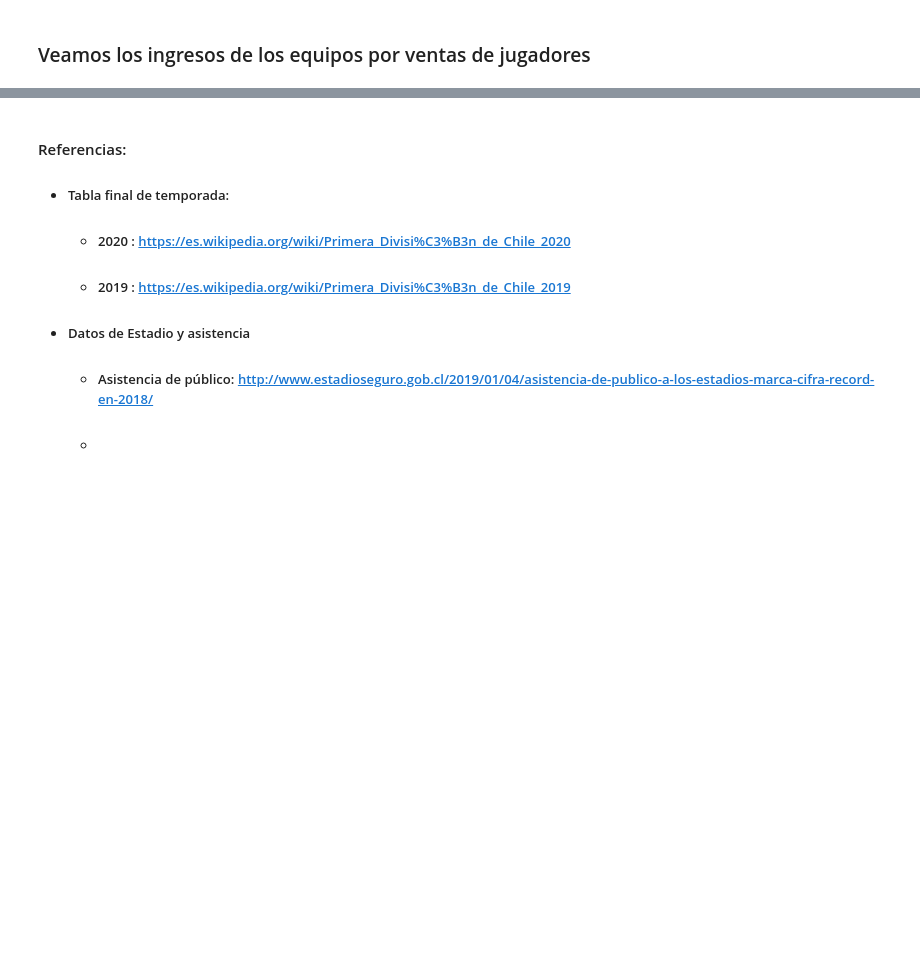
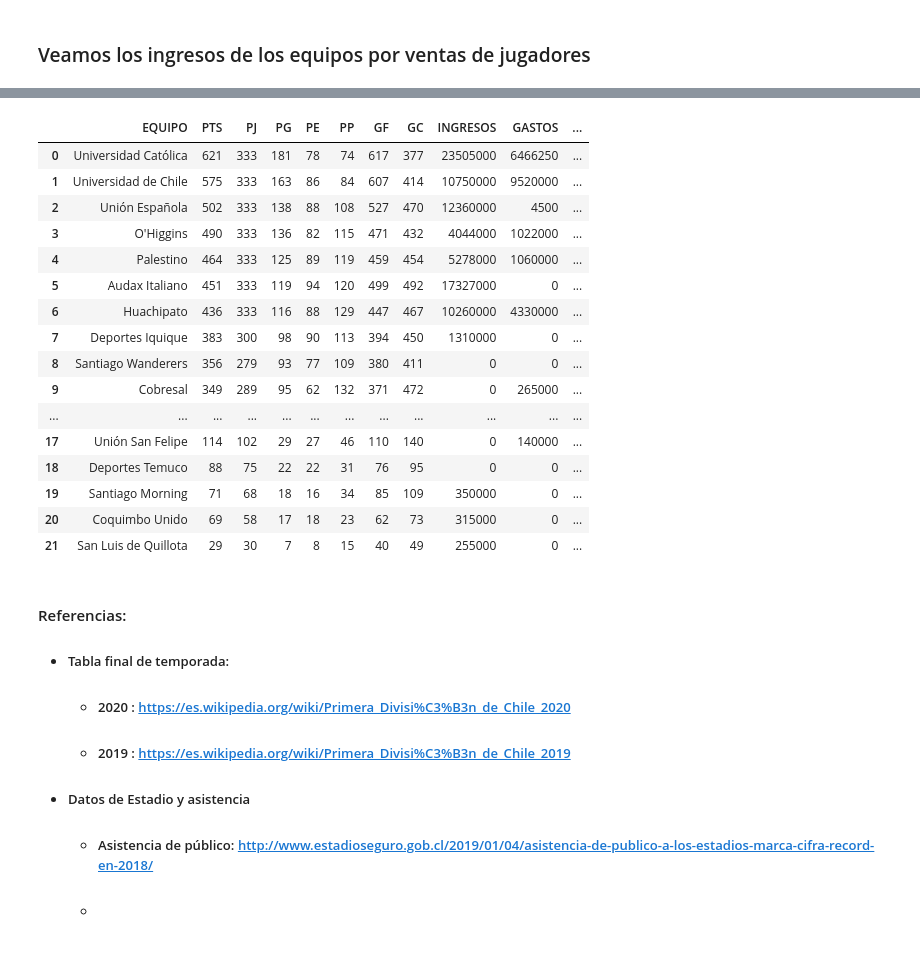
Before and after one commit to fmeza7/Proyecto_Cs_Datos_Grupo_1, a Jupyter notebook: Proyecto.ipynb, the cells around one changed output, grey strips where cells are left out. Cells and saved outputs as stored; diff of their text form; code cells hidden in the pictures; blank space fills up the shorter version.

```diff
--- a/Proyecto.ipynb
+++ b/Proyecto.ipynb
@@ -666,3 +672,24 @@ df_decada_t
+# %%
+xd = df_decada.merge(df_decada_t,on='EQUIPO')
+xd
+# %% [output]
+|  | EQUIPO | PTS | PJ | PG | PE | PP | GF | GC | INGRESOS | GASTOS | ... |
+| 0 | Universidad Católica | 621 | 333 | 181 | 78 | 74 | 617 | 377 | 23505000 | 6466250 | ... |
+| 1 | Universidad de Chile | 575 | 333 | 163 | 86 | 84 | 607 | 414 | 10750000 | 9520000 | ... |
+| 2 | Unión Española | 502 | 333 | 138 | 88 | 108 | 527 | 470 | 12360000 | 4500 | ... |
+| 3 | O'Higgins | 490 | 333 | 136 | 82 | 115 | 471 | 432 | 4044000 | 1022000 | ... |
+| 4 | Palestino | 464 | 333 | 125 | 89 | 119 | 459 | 454 | 5278000 | 1060000 | ... |
+| 5 | Audax Italiano | 451 | 333 | 119 | 94 | 120 | 499 | 492 | 17327000 | 0 | ... |
+| 6 | Huachipato | 436 | 333 | 116 | 88 | 129 | 447 | 467 | 10260000 | 4330000 | ... |
+| 7 | Deportes Iquique | 383 | 300 | 98 | 90 | 113 | 394 | 450 | 1310000 | 0 | ... |
+| 8 | Santiago Wanderers | 356 | 279 | 93 | 77 | 109 | 380 | 411 | 0 | 0 | ... |
+| 9 | Cobresal | 349 | 289 | 95 | 62 | 132 | 371 | 472 | 0 | 265000 | ... |
+| ... | ... | ... | ... | ... | ... | ... | ... | ... | ... | ... | ... |
+| 17 | Unión San Felipe | 114 | 102 | 29 | 27 | 46 | 110 | 140 | 0 | 140000 | ... |
+| 18 | Deportes Temuco | 88 | 75 | 22 | 22 | 31 | 76 | 95 | 0 | 0 | ... |
+| 19 | Santiago Morning | 71 | 68 | 18 | 16 | 34 | 85 | 109 | 350000 | 0 | ... |
+| 20 | Coquimbo Unido | 69 | 58 | 17 | 18 | 23 | 62 | 73 | 315000 | 0 | ... |
+| 21 | San Luis de Quillota | 29 | 30 | 7 | 8 | 15 | 40 | 49 | 255000 | 0 | ... |
 # %% [markdown]
 #### Referencias:
 * ##### Tabla final de temporada:
```
Also changed, not shown: parts of 1 cell of this notebook, 7 other files.
